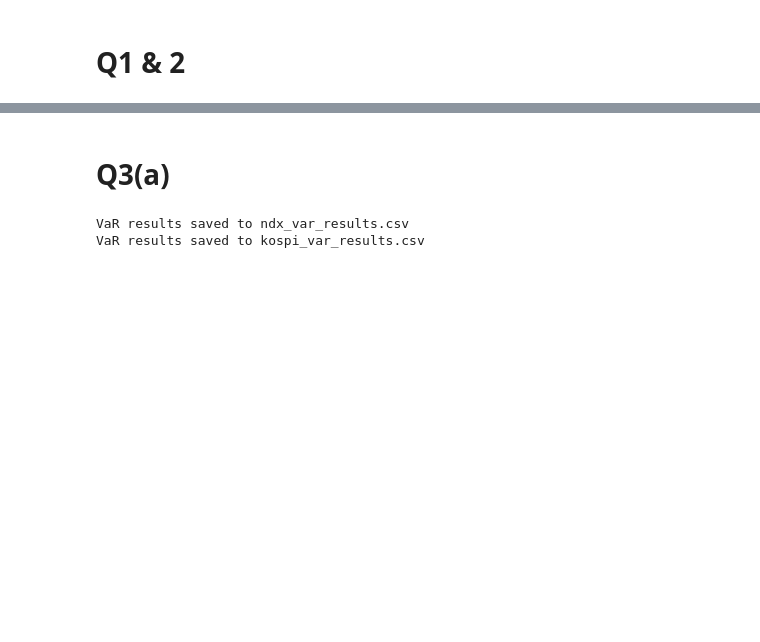
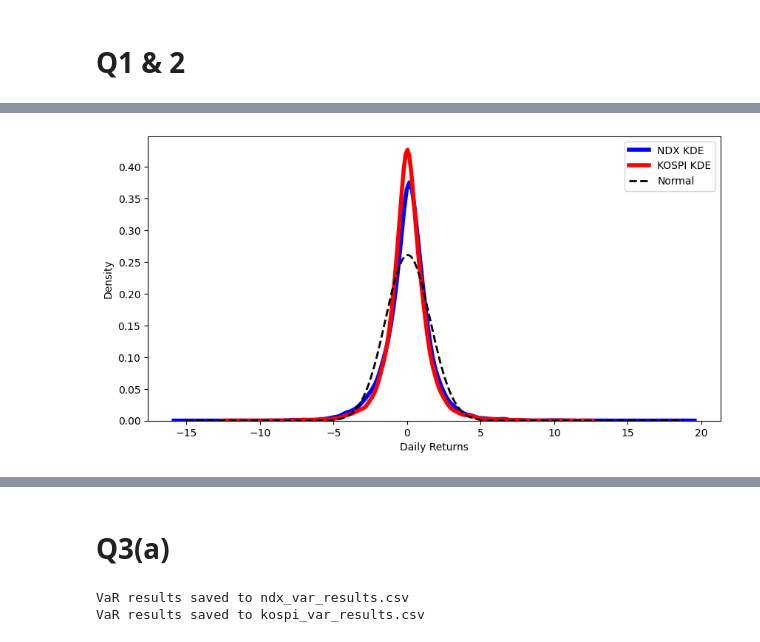
Before and after one commit to JiaqiSun45635/MFE-FE, a Jupyter notebook: PW4/Practical Work 4 Question 2 Latest.ipynb, the cells around one changed output, grey strips where cells are left out. Drawn from its saved outputs; the diff is of its cells as text; code cells hidden in the pictures; blank space fills up the shorter version.

```diff
--- a/PW4/Practical Work 4 Question 2 Latest.ipynb
+++ b/PW4/Practical Work 4 Question 2 Latest.ipynb
@@ -112,0 +95,31 @@ NASDAQ-100 (^NDX)
+# %%
+# Combine both return series
+all_returns = np.concatenate([ndx_data["Return"], kospi_data["Return"]])
+
+# Compute mean and standard deviation for the combined dataset
+mu, sigma = all_returns.mean(), all_returns.std()
+
+# Generate x-values for normal distribution
+x_values = np.linspace(all_returns.min(), all_returns.max(), 500)
+
+# Compute normal density curve
+normal_dist = norm.pdf(x_values, mu, sigma)
+
+# Plot KDE for NDX and KOSPI
+plt.figure(figsize=(10, 5))
+sns.kdeplot(ndx_data["Return"], color="blue", label="NDX KDE", linewidth=4)
+sns.kdeplot(kospi_data["Return"], color="red", label="KOSPI KDE", linewidth=4)
+
+# Plot single normal distribution
+plt.plot(x_values, normal_dist, color="black", linestyle="dashed", label="Normal", linewidth=2)
+
+# Labels and legend
+plt.xlabel("Daily Returns")
+plt.ylabel("Density")
+plt.legend()
+# plt.title("NDX vs KOSPI Return Density with Single Normal Overlay")
+
+# Show plot
+plt.show()
+# %% [output]
+[figure, added]
```
Also changed, not shown: parts of 4 cells of this notebook.
